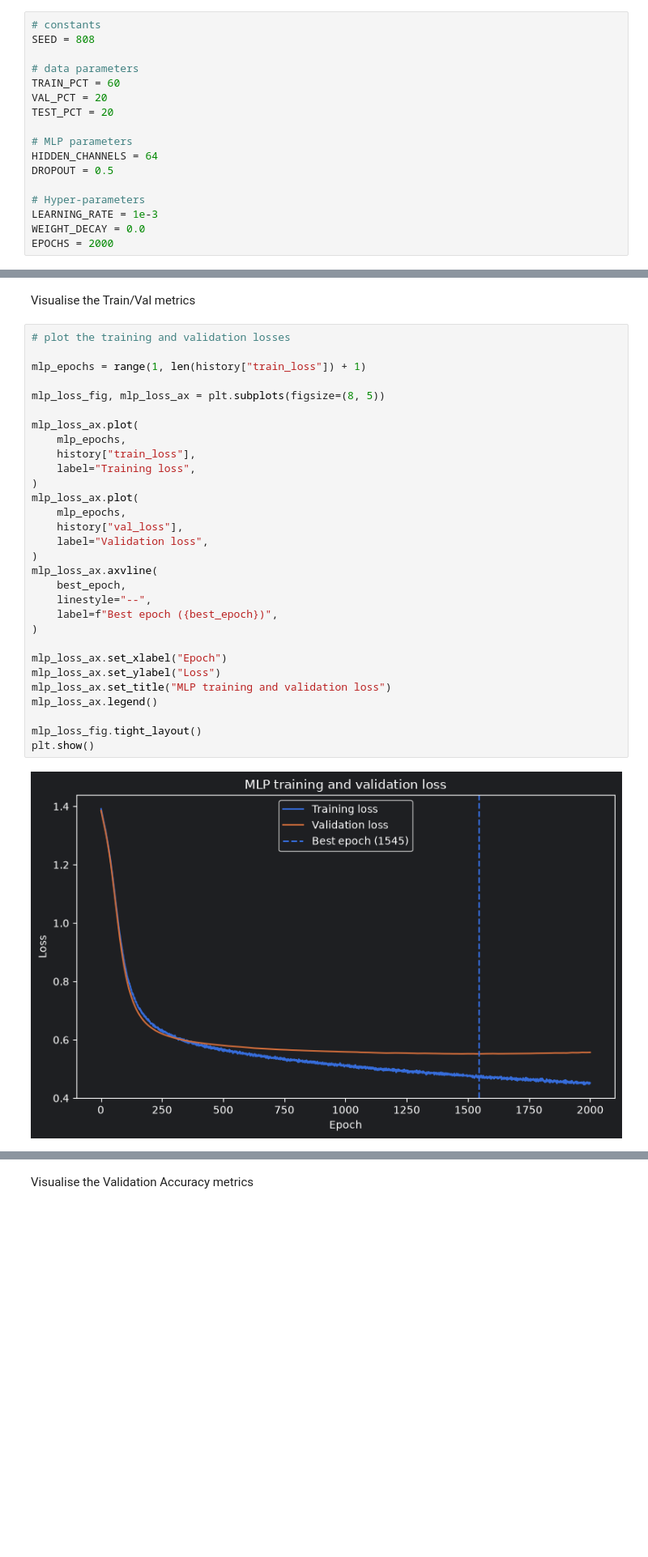
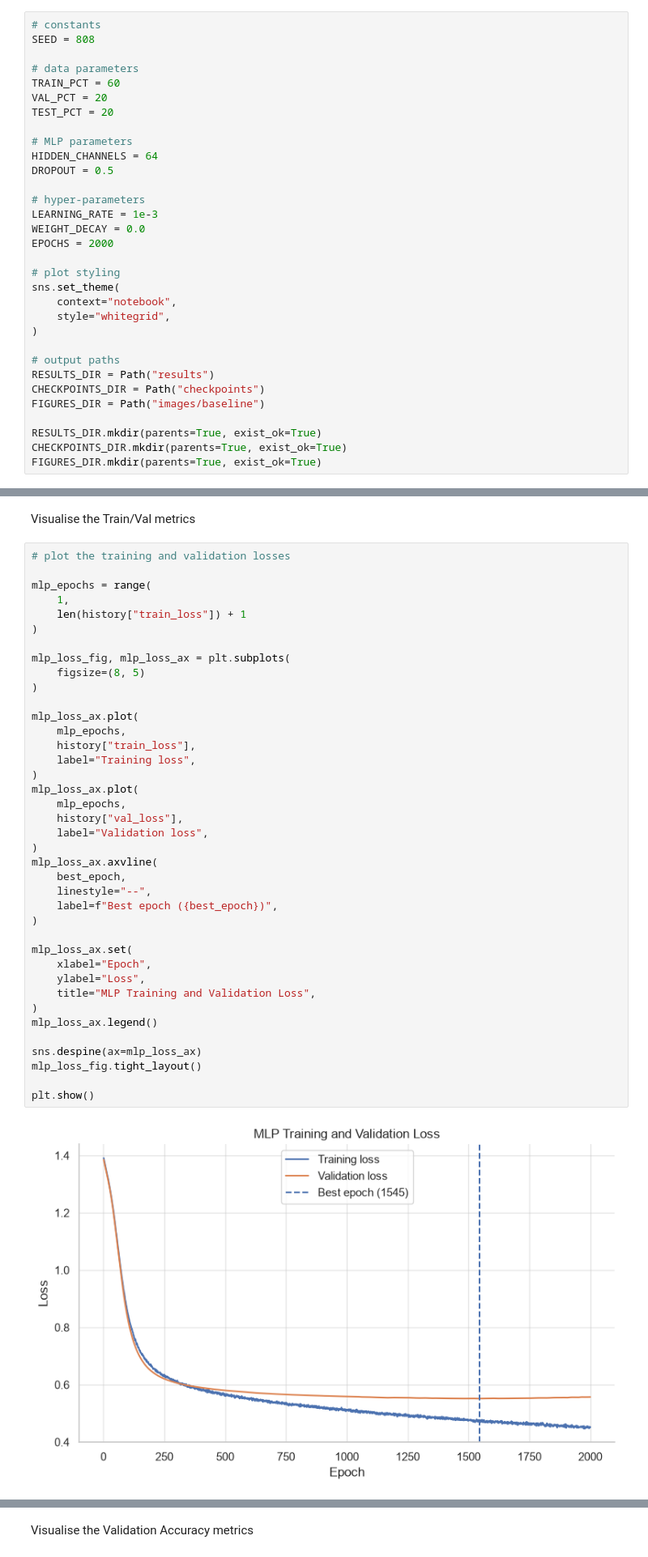
Before and after one commit to dm-uq/PatternAnalysis-2026, a Jupyter notebook: recognition/MultiLayer_GNN_s45506053/02_baseline_experiments.ipynb, the cells around one changed output, grey strips where cells are left out. Shown at 81% size. Saved outputs shown, nothing was run; the diff lists cells and outputs as text; blank space fills up the shorter version.

```diff
--- a/recognition/MultiLayer_GNN_s45506053/02_baseline_experiments.ipynb
+++ b/recognition/MultiLayer_GNN_s45506053/02_baseline_experiments.ipynb
@@ -44,10 +49,25 @@ TEST_PCT = 20
 HIDDEN_CHANNELS = 64
 DROPOUT = 0.5
 
-# Hyper-parameters
+# hyper-parameters
 LEARNING_RATE = 1e-3
 WEIGHT_DECAY = 0.0
 EPOCHS = 2000
+
+# plot styling
+sns.set_theme(
+    context="notebook",
+    style="whitegrid",
+)
+
+# output paths
+RESULTS_DIR = Path("results")
+CHECKPOINTS_DIR = Path("checkpoints")
+FIGURES_DIR = Path("images/baseline")
+
+RESULTS_DIR.mkdir(parents=True, exist_ok=True)
+CHECKPOINTS_DIR.mkdir(parents=True, exist_ok=True)
+FIGURES_DIR.mkdir(parents=True, exist_ok=True)
 # %%
 # Device configuration
 torch.manual_seed(SEED)
@@ -201,32 +267,41 @@ Visualise the Train/Val metrics
 # %%
 # plot the training and validation losses
 
-mlp_epochs = range(1, len(history["train_loss"]) + 1)
+mlp_epochs = range(
+    1,
+    len(history["train_loss"]) + 1
+)
 
-mlp_loss_fig, mlp_loss_ax = plt.subplots(figsize=(8, 5))
+mlp_loss_fig, mlp_loss_ax = plt.subplots(
+    figsize=(8, 5)
+)
 
 mlp_loss_ax.plot(
     mlp_epochs,
     history["train_loss"],
     label="Training loss",
 )
 mlp_loss_ax.plot(
     mlp_epochs,
     history["val_loss"],
     label="Validation loss",
 )
 mlp_loss_ax.axvline(
     best_epoch,
     linestyle="--",
     label=f"Best epoch ({best_epoch})",
 )
 
-mlp_loss_ax.set_xlabel("Epoch")
-mlp_loss_ax.set_ylabel("Loss")
-mlp_loss_ax.set_title("MLP training and validation loss")
+mlp_loss_ax.set(
+    xlabel="Epoch",
+    ylabel="Loss",
+    title="MLP Training and Validation Loss",
+)
 mlp_loss_ax.legend()
 
+sns.despine(ax=mlp_loss_ax)
 mlp_loss_fig.tight_layout()
+
 plt.show()
 # %% [output]
-[figure, old version]
+[figure, new version]
```
Also changed, not shown: parts of 7 cells of this notebook, 3 other files.
